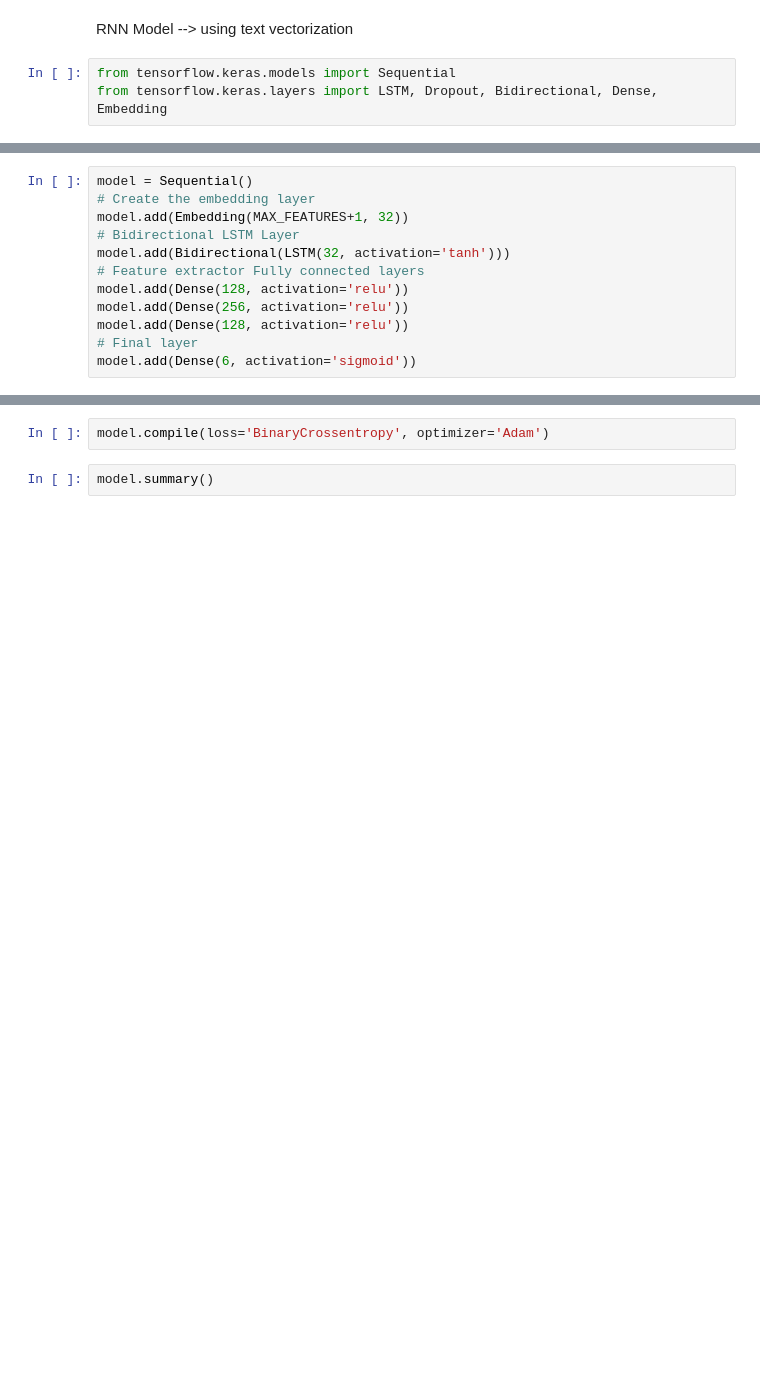
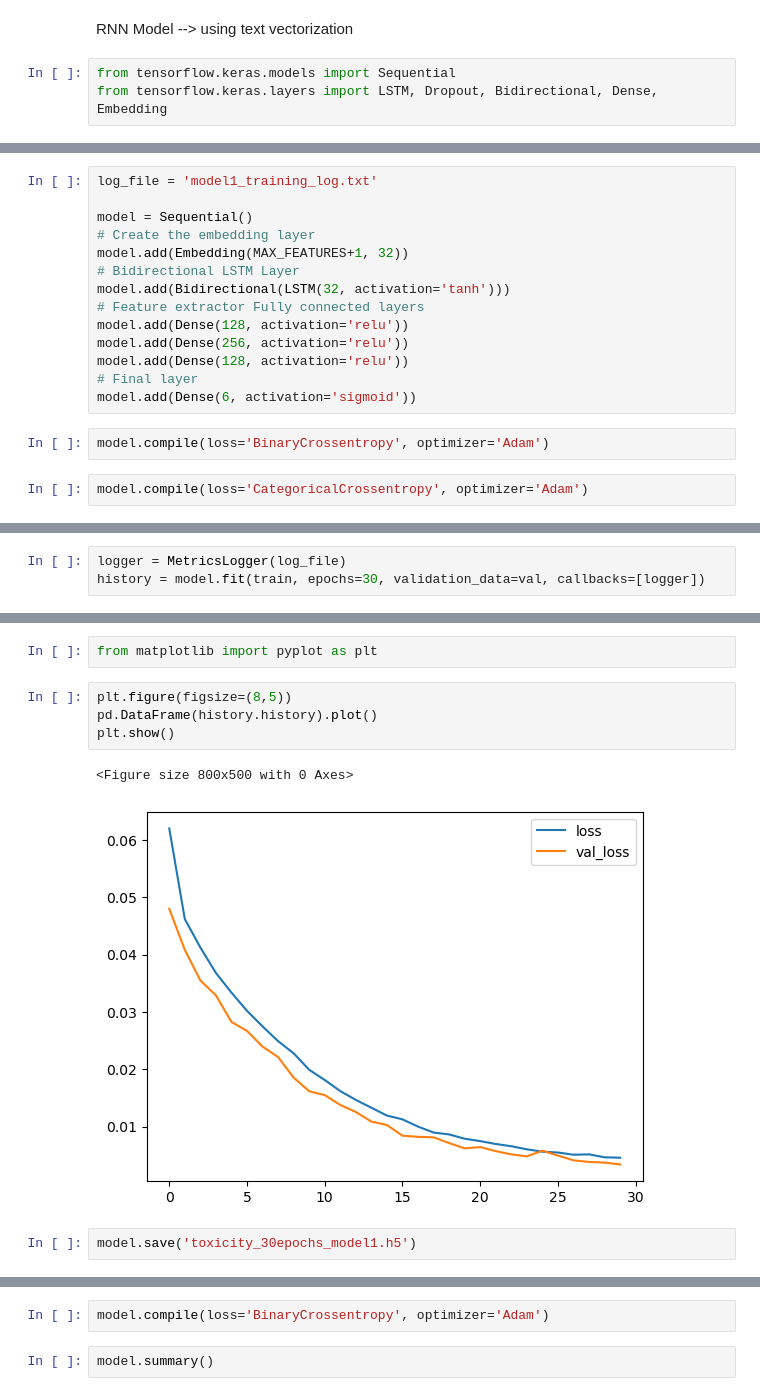
Before and after one commit to HarshavardhanReddy03/Threat_Tweet_Model, a Jupyter notebook: Classifier.ipynb, the cells around one changed output, grey strips where cells are left out. Drawn from its saved outputs; the diff is of its cells as text; blank space fills up the shorter version.

Commit message:
Update NN Models resolving overfit

```diff
--- a/Classifier.ipynb
+++ b/Classifier.ipynb
@@ -76,4 +106,6 @@ from tensorflow.keras.layers import LSTM, Dropout, Bidirectional, Dense, Embeddi
 # %%
+log_file = 'model1_training_log.txt'
+
 model = Sequential()
 # Create the embedding layer
 model.add(Embedding(MAX_FEATURES+1, 32))
@@ -85,3 +117,7 @@ model.add(Dense(256, activation='relu'))
 model.add(Dense(128, activation='relu'))
 # Final layer
 model.add(Dense(6, activation='sigmoid'))
+# %%
+model.compile(loss='BinaryCrossentropy', optimizer='Adam')
+# %%
+model.compile(loss='CategoricalCrossentropy', optimizer='Adam')
@@ -87,0 +144,3 @@ model.add(Dense(6, activation='sigmoid'))
+# %%
+logger = MetricsLogger(log_file)
+history = model.fit(train, epochs=30, validation_data=val, callbacks=[logger])
@@ -87,0 +152,11 @@ model.add(Dense(6, activation='sigmoid'))
+# %%
+from matplotlib import pyplot as plt
+# %%
+plt.figure(figsize=(8,5))
+pd.DataFrame(history.history).plot()
+plt.show()
+# %% [output]
+<Figure size 800x500 with 0 Axes>
+[figure, added]
+# %%
+model.save('toxicity_30epochs_model1.h5')
```
Also changed, not shown: parts of 40 cells of this notebook, 2 other files.
